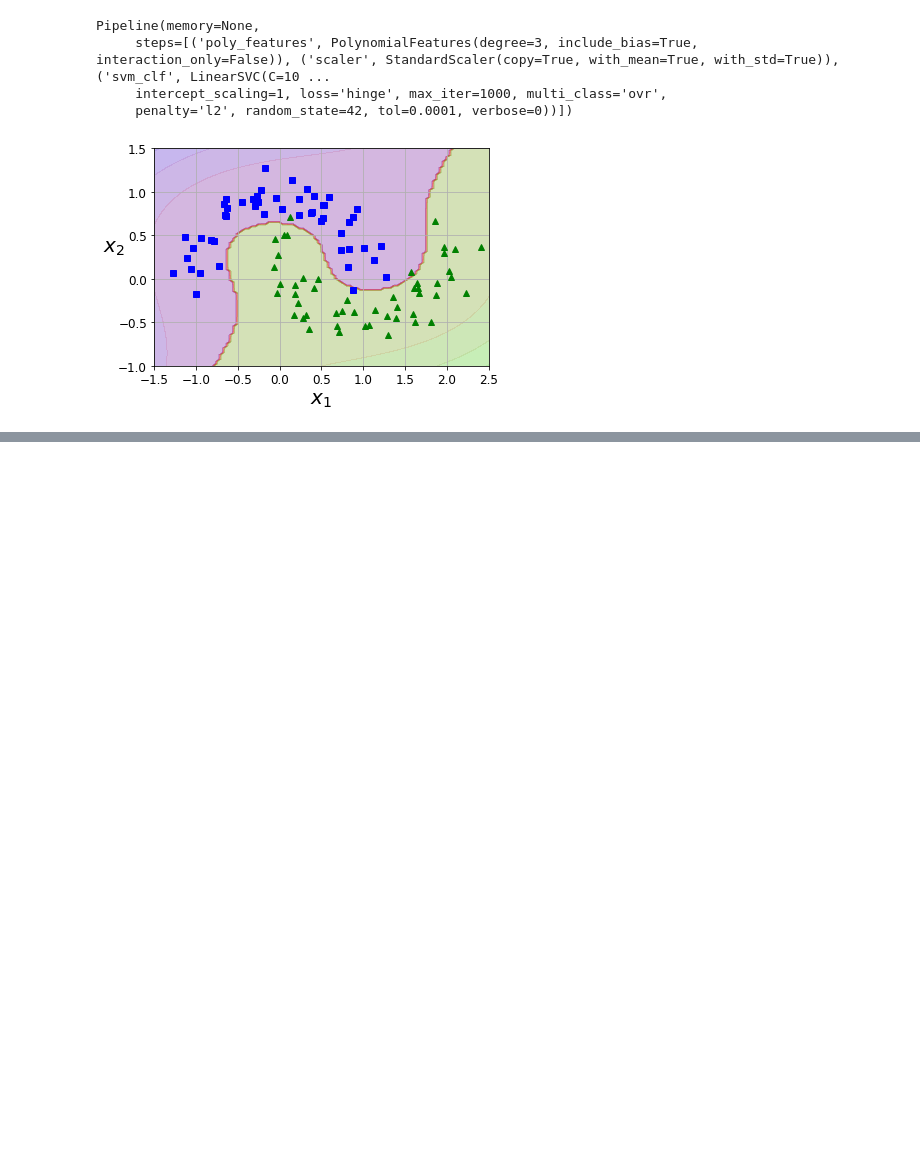
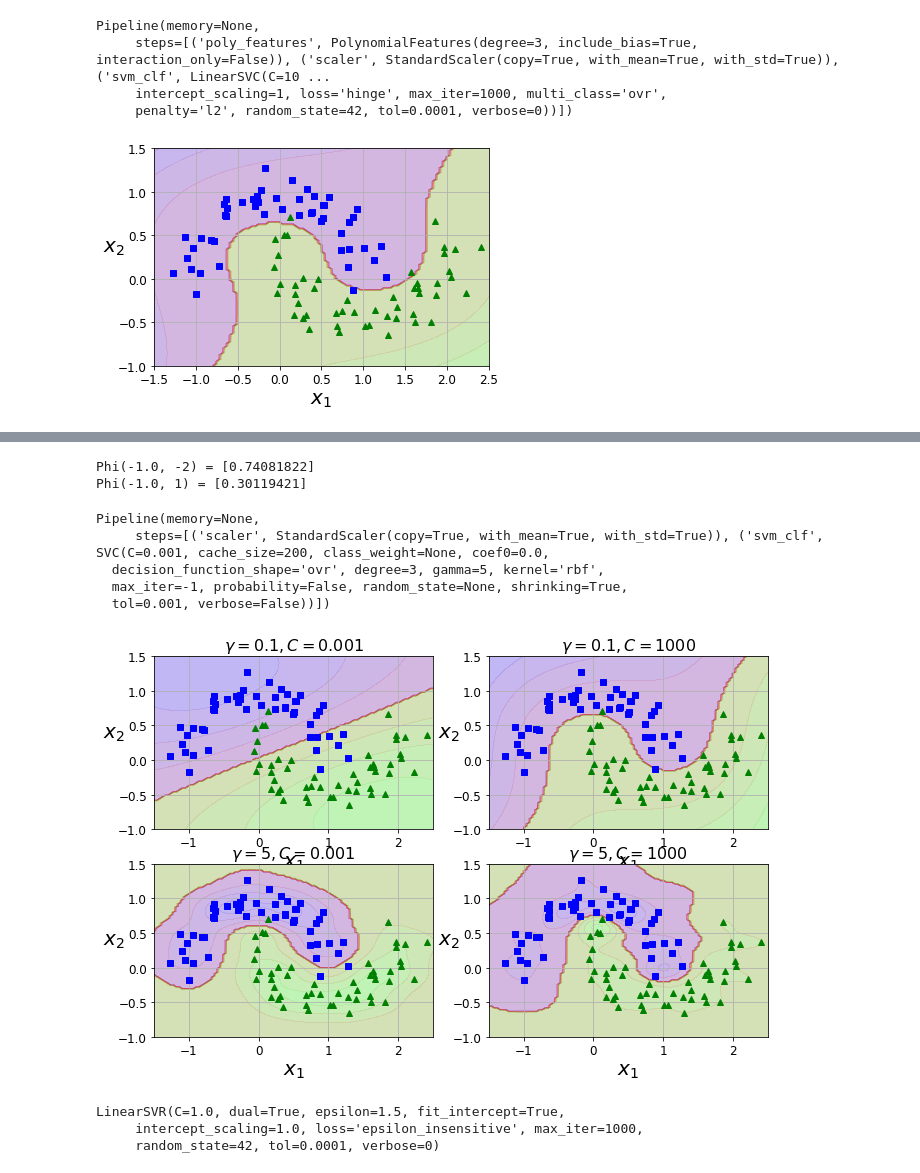
Before and after one commit to thephet/handson_ml, a Jupyter notebook: 05_support_vector_machines.ipynb, the cells around one changed output, grey strips where cells are left out. Drawn from its saved outputs; the diff is of its cells as text; code cells hidden in the pictures; blank space fills up the shorter version.

```diff
--- a/05_support_vector_machines.ipynb
+++ b/05_support_vector_machines.ipynb
@@ -343,0 +446,48 @@ plt.show()
+# %%
+x1_example = X1D[3, 0]
+for landmark in (-2, 1):
+    k = gaussian_rbf(np.array([[x1_example]]), np.array([[landmark]]), gamma)
+    print("Phi({}, {}) = {}".format(x1_example, landmark, k))
+# %% [output]
+Phi(-1.0, -2) = [0.74081822]
+Phi(-1.0, 1) = [0.30119421]
+# %%
+rbf_kernel_svm_clf = Pipeline([
+        ("scaler", StandardScaler()),
+        ("svm_clf", SVC(kernel="rbf", gamma=5, C=0.001))
+    ])
+rbf_kernel_svm_clf.fit(X, y)
+# %% [output]
+Pipeline(memory=None,
+     steps=[('scaler', StandardScaler(copy=True, with_mean=True, with_std=True)), ('svm_clf', SVC(C=0.001, cache_size=200, class_weight=None, coef0=0.0,
+  decision_function_shape='ovr', degree=3, gamma=5, kernel='rbf',
+  max_iter=-1, probability=False, random_state=None, shrinking=True,
+  tol=0.001, verbose=False))])
+# %%
+from sklearn.svm import SVC
+
+gamma1, gamma2 = 0.1, 5
+C1, C2 = 0.001, 1000
+hyperparams = (gamma1, C1), (gamma1, C2), (gamma2, C1), (gamma2, C2)
+
+svm_clfs = []
+for gamma, C in hyperparams:
+    rbf_kernel_svm_clf = Pipeline([
+            ("scaler", StandardScaler()),
+            ("svm_clf", SVC(kernel="rbf", gamma=gamma, C=C))
+        ])
+    rbf_kernel_svm_clf.fit(X, y)
+    svm_clfs.append(rbf_kernel_svm_clf)
+
+plt.figure(figsize=(11, 7))
+
+for i, svm_clf in enumerate(svm_clfs):
+    plt.subplot(221 + i)
+    plot_predictions(svm_clf, [-1.5, 2.5, -1, 1.5])
+    plot_dataset(X, y, [-1.5, 2.5, -1, 1.5])
+    gamma, C = hyperparams[i]
+    plt.title(r"$\gamma = {}, C = {}$".format(gamma, C), fontsize=16)
+
+plt.show()
+# %% [output]
+[figure, added]
@@ -343,0 +499,9 @@ plt.show()
+# %%
+from sklearn.svm import LinearSVR
+
+svm_reg = LinearSVR(epsilon=1.5, random_state=42)
+svm_reg.fit(X, y)
+# %% [output]
+LinearSVR(C=1.0, dual=True, epsilon=1.5, fit_intercept=True,
+     intercept_scaling=1.0, loss='epsilon_insensitive', max_iter=1000,
+     random_state=42, tol=0.0001, verbose=0)
```
Also changed, not shown: parts of 7 cells of this notebook.
